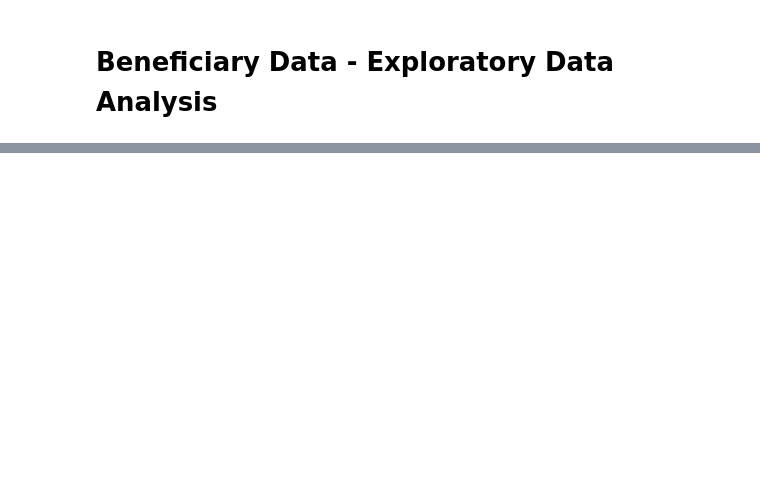
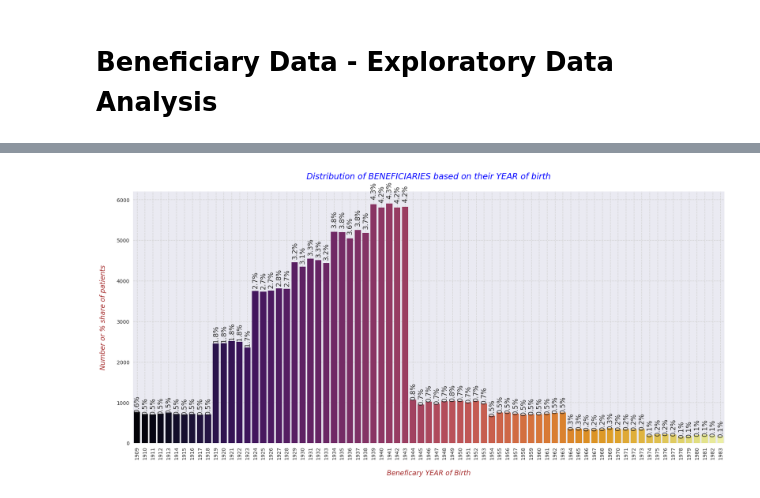
Before and after one commit to abhishekakkewar/Medicare-Provider-Fraud-Detection, a Jupyter notebook: Medicare Provider Fraud Detection.ipynb, the cells around one changed output, grey strips where cells are left out. Drawn from its saved outputs; the diff is of its cells as text; code cells hidden in the pictures; blank space fills up the shorter version.

```diff
--- a/Medicare Provider Fraud Detection.ipynb
+++ b/Medicare Provider Fraud Detection.ipynb
@@ -22,0 +102,31 @@ train_op_df = pd.read_csv(r"C:\Users\aakkewar\Documents\BOOTCAMP (PowerBI, SQL,
+# %%
+# Calculate the AGE of every BENEFICIARY
+train_bene_df['DOB'] = pd.to_datetime(train_bene_df['DOB'], format="%Y-%m-%d")
+# %%
+train_bene_df['Patient_Age_Year'] = train_bene_df['DOB'].dt.year
+train_bene_df['Patient_Age_Month'] = train_bene_df['DOB'].dt.month
+# %%
+bene_age_year_df = pd.DataFrame(train_bene_df['Patient_Age_Year'].value_counts()).reset_index(drop=False)
+bene_age_year_df.columns= ['year','num_of_beneficiaries']
+bene_age_year_df = bene_age_year_df.sort_values(by='year')
+# %%
+# displaying the distribution of BENEFICIARIES on the basis of their YEAR of Birth
+with plt.style.context('seaborn'):
+  plt.figure(figsize=(21,9))
+  fig = sns.barplot(data=bene_age_year_df, x='year', y='num_of_beneficiaries', palette='inferno')
+  # Using the "patches" function we will get the location of the rectangle bars from the graph.
+  ## Then by using those location(width & height) values we will add the annotations
+  for p in fig.patches:
+    width = p.get_width()
+    height = p.get_height()
+    x, y = p.get_xy()
+    fig.annotate(f'{str(round((height*100)/train_bene_df.shape[0],1))+"%"}', (x + width/2, y + height*1.025), ha='center', fontsize=13.5, rotation=90)
+  # Providing the labels and title to the graph
+  plt.xlabel("\nBeneficary YEAR of Birth", fontdict=label_font_dict)
+  plt.xticks(rotation=90)
+  plt.ylabel("Number or % share of patients\n", fontdict=label_font_dict)
+  plt.minorticks_on()
+  plt.grid(which='major', linestyle="--", color='lightgrey')
+  plt.title("Distribution of BENEFICIARIES based on their YEAR of birth\n", fontdict=title_font_dict)
+# %% [output]
+[figure, added]
```
Also changed, not shown: parts of 9 cells of this notebook.
